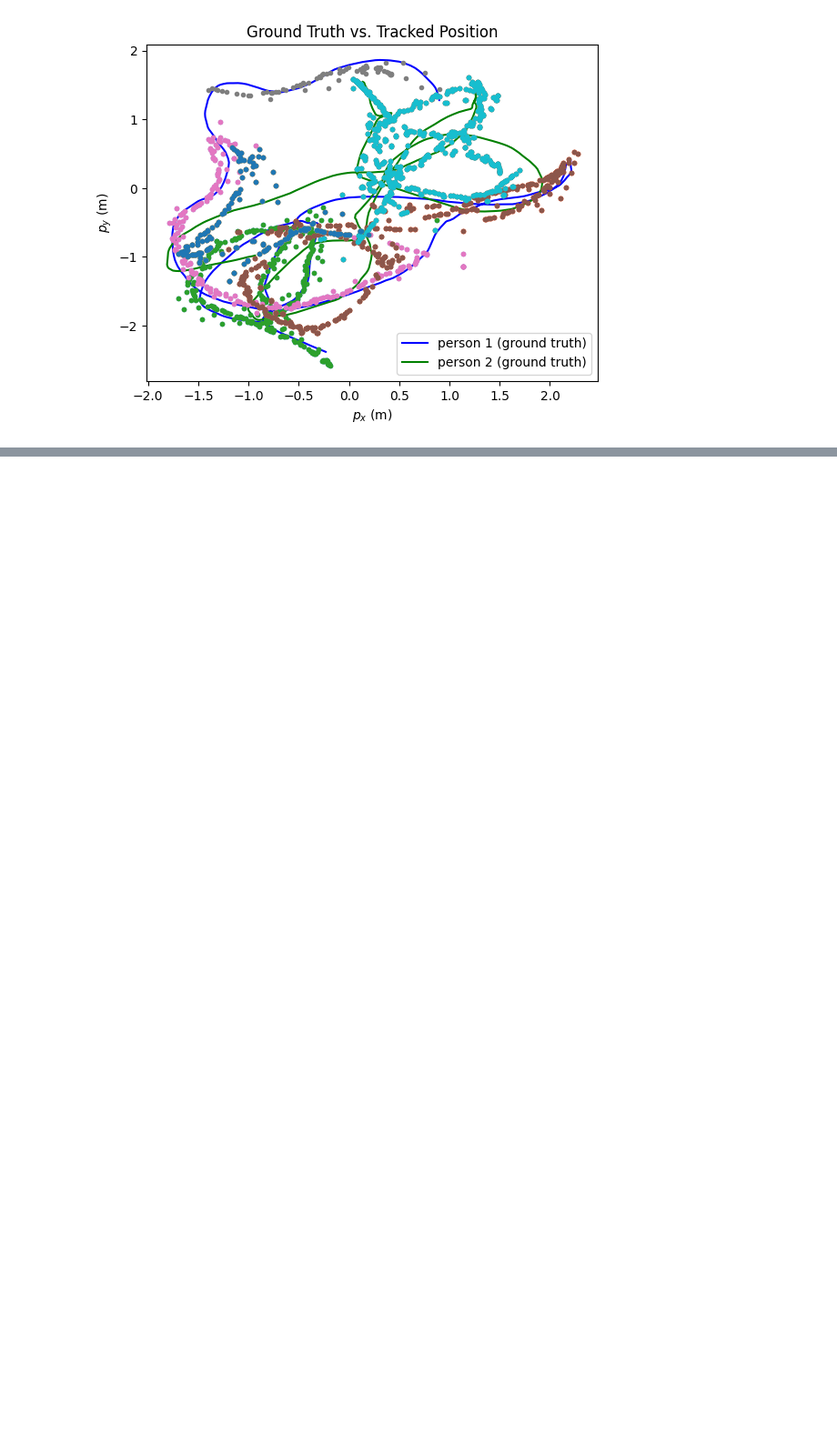
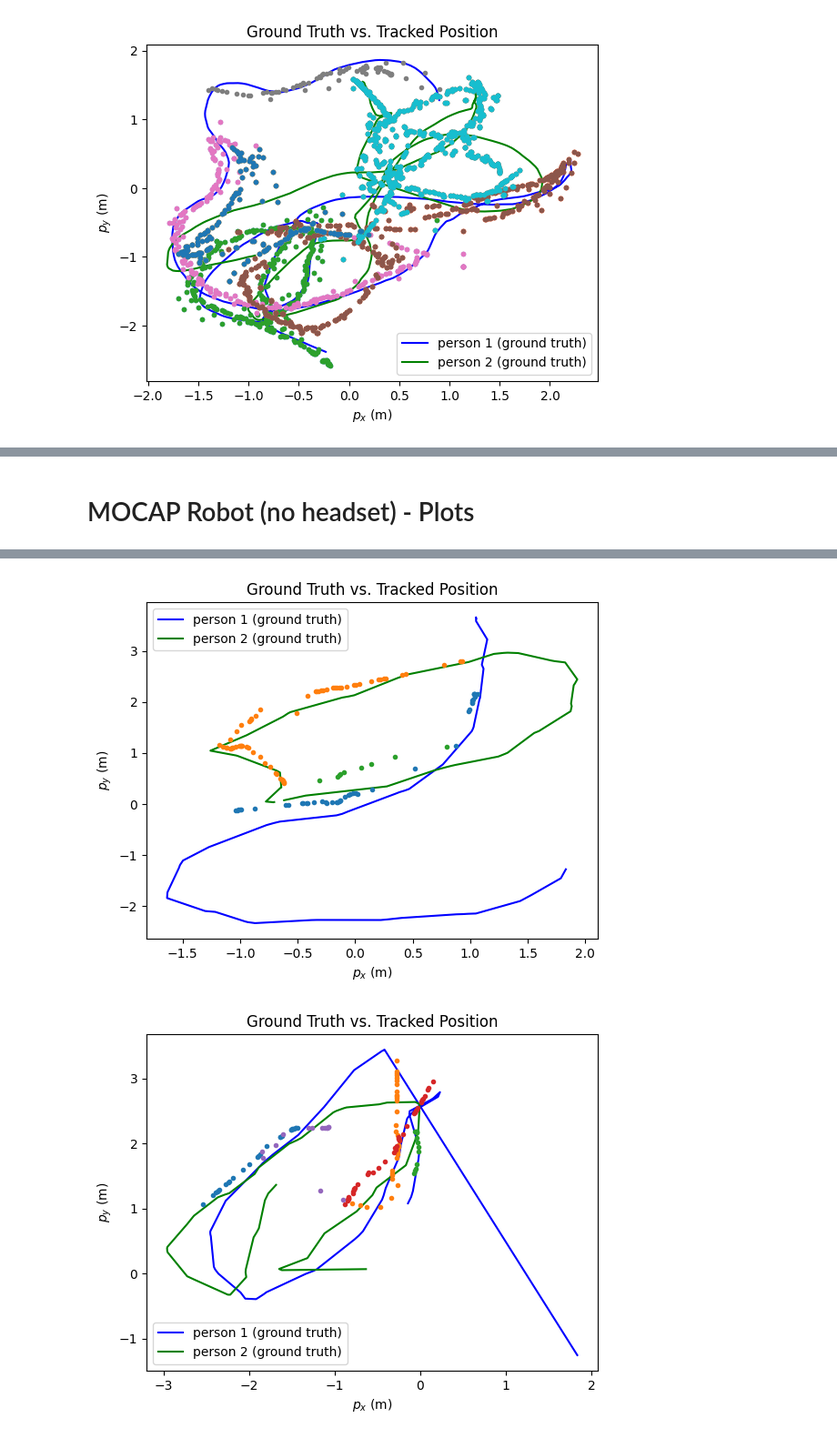
Before and after one commit to roboav8r/marmot, a Jupyter notebook: scripts/analysis/mocap_analysis.ipynb, the cells around one changed output, grey strips where cells are left out. Shown at 91% size. Drawn from its saved outputs; the diff is of its cells as text; code cells hidden in the pictures; blank space fills up the shorter version.

Commit message:
Add initial mocap robot files

```diff
--- a/scripts/analysis/mocap_analysis.ipynb
+++ b/scripts/analysis/mocap_analysis.ipynb
@@ -322,0 +401,77 @@ mocap_cam_3_results.csv
+# %% [markdown]
+# MOCAP Robot (no headset) - Plots
+# %%
+results_files = ['../../results/mocap_robot/no_headset/mocap_robot_static_1_results.csv',
+                 '../../results/mocap_robot/no_headset/mocap_robot_static_2_results.csv',
+                 '../../results/mocap_robot/no_headset/mocap_robot_static_3_results.csv',
+                 '../../results/mocap_robot/no_headset/mocap_robot_static_4_results.csv',
+                 '../../results/mocap_robot/no_headset/mocap_robot_moving_1_results.csv',
+                 '../../results/mocap_robot/no_headset/mocap_robot_moving_2_results.csv',
+                 '../../results/mocap_robot/no_headset/mocap_robot_moving_3_results.csv',
+                 '../../results/mocap_robot/no_headset/mocap_robot_moving_4_results.csv']
+
+
+for file in results_files:
+    # Load dataframe
+    results_df = pd.read_csv(file)
+
+    # Track ids for each ground truth object
+    fn=0
+    gt1_ids=[]
+    gt2_ids=[]
+
+    for idx,row in results_df.iterrows():
+        # print(row)
+        gt+=2 # add 2 since there are 2 objects
+        fp+=row['unmatched_trks'] # tracking something other than ground truth objects
+
+        if row.isnull()['track1_id']:
+            fn+=1
+        else: # actual id
+            if len(gt1_ids)==0:
+                gt1_ids.append(row['track1_id'])
+            if row['track1_id']!=gt1_ids[-1]:
+                gt1_ids.append(row['track1_id'])
+
+
+        if row.isnull()['track2_id']:
+            fn+=1
+        else: # actual id
+            if len(gt2_ids)==0:
+                gt2_ids.append(row['track2_id'])
+
+            if row['track2_id']!=gt2_ids[-1]:
+                gt2_ids.append(row['track2_id'])
+
+
+    print(file.split('/')[-1])
+    print(gt1_ids)
+    print(gt2_ids)
+
+    # Get indices of track ids
+    trk1_masks = []
+    trk2_masks = []
+    for id in gt1_ids:
+        trk1_masks.append([results_df.index[results_df['track1_id']==id]])
+    for id in gt2_ids:
+        trk2_masks.append([results_df.index[results_df['track2_id']==id]])
+
+    plot_str = 'results_df[\'gt1_x\'],results_df[\'gt1_y\'],\'b-\',results_df[\'gt2_x\'],results_df[\'gt2_y\'],\'g-\''
+    legend_str = '\'person 1 (ground truth)\',\'person 2 (ground truth)\''
+
+    for ii,id in enumerate(gt1_ids):
+        plot_str += ',results_df.iloc[trk1_masks[' + str(ii) + '][0]][\'track1_x\'],results_df.iloc[trk1_masks[' + str(ii) + '][0]][\'track1_y\'],\'.\''
+        # legend_str += ',\'person 1 (fragment '+ str(int(id)) +')\''
+
+    for ii,id in enumerate(gt2_ids):
+        plot_str += ',results_df.iloc[trk2_masks[' + str(ii) + '][0]][\'track2_x\'],results_df.iloc[trk2_masks[' + str(ii) + '][0]][\'track2_y\'],\'.\''
+        # legend_str += ',\'person 2 (fragment '+ str(int(id)) +')\''
+
+    print()
+    plt.figure()
+    exec("plt.plot(" + plot_str +")")
+    exec("plt.legend([" + legend_str + "])")
+    plt.title("Ground Truth vs. Tracked Position")
+    plt.xlabel("$p_x$ (m)")
+    plt.ylabel("$p_y$ (m)")
+# %% [output]
@@ -322,0 +495,2 @@ mocap_cam_3_results.csv
+[figure, added]
+[figure, added]
```
Also changed, not shown: parts of 3 cells of this notebook, 20 other files.
